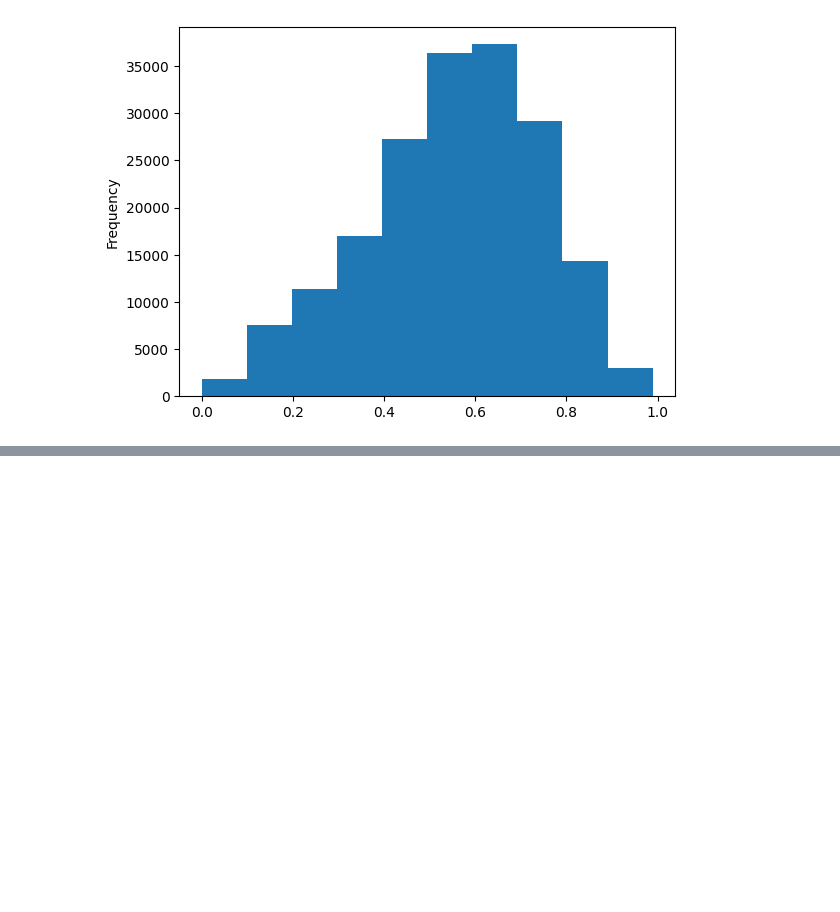
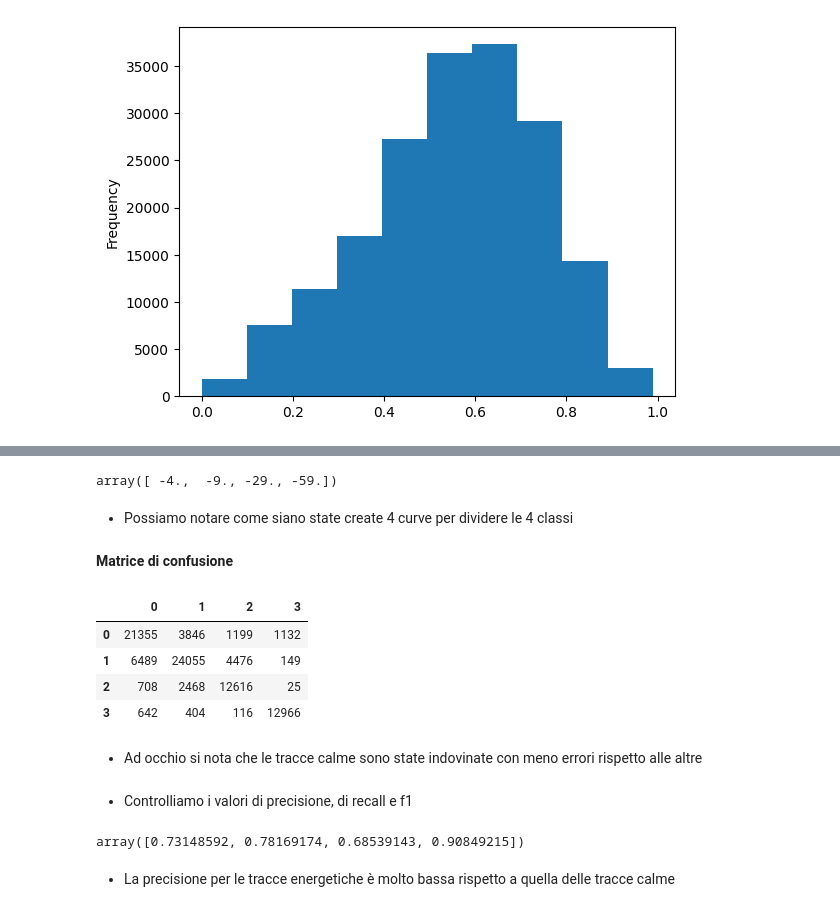
Before and after one commit to Corstor/DataIntensive_Progetto, a Jupyter notebook: progetto.ipynb, the cells around one changed output, grey strips where cells are left out. Cells and saved outputs as stored; diff of their text form; code cells hidden in the pictures; blank space fills up the shorter version.

```diff
--- a/progetto.ipynb
+++ b/progetto.ipynb
@@ -124,0 +182,8 @@ X_train["danceability"].plot.hist();
+# %%
+model.named_steps["perc"].intercept_
+# %% [output]
+array([ -4.,  -9., -29., -59.])
+# %% [markdown]
+- Possiamo notare come siano state create 4 curve per dividere le 4 classi
+# %% [markdown]
+**Matrice di confusione**
@@ -124,0 +192,15 @@ X_train["danceability"].plot.hist();
+# %%
+y_pred = model.predict(X_val)
+matrix = confusion_matrix(y_val, y_pred)
+# %%
+pd.DataFrame(matrix, index=model.classes_, columns=model.classes_)
+# %% [output]
+|  | 0 | 1 | 2 | 3 |
+| 0 | 21355 | 3846 | 1199 | 1132 |
+| 1 | 6489 | 24055 | 4476 | 149 |
+| 2 | 708 | 2468 | 12616 | 25 |
+| 3 | 642 | 404 | 116 | 12966 |
+# %% [markdown]
+- Ad occhio si nota che le tracce calme sono state indovinate con meno errori rispetto alle altre
+# %% [markdown]
+- Controlliamo i valori di precisione, di recall e f1
@@ -124,0 +209,6 @@ X_train["danceability"].plot.hist();
+# %%
+precision_score(y_val, y_pred, average=None)
+# %% [output]
+array([0.73148592, 0.78169174, 0.68539143, 0.90849215])
+# %% [markdown]
+- La precisione per le tracce energetiche è molto bassa rispetto a quella delle tracce calme
```
Also changed, not shown: parts of 20 cells of this notebook.
